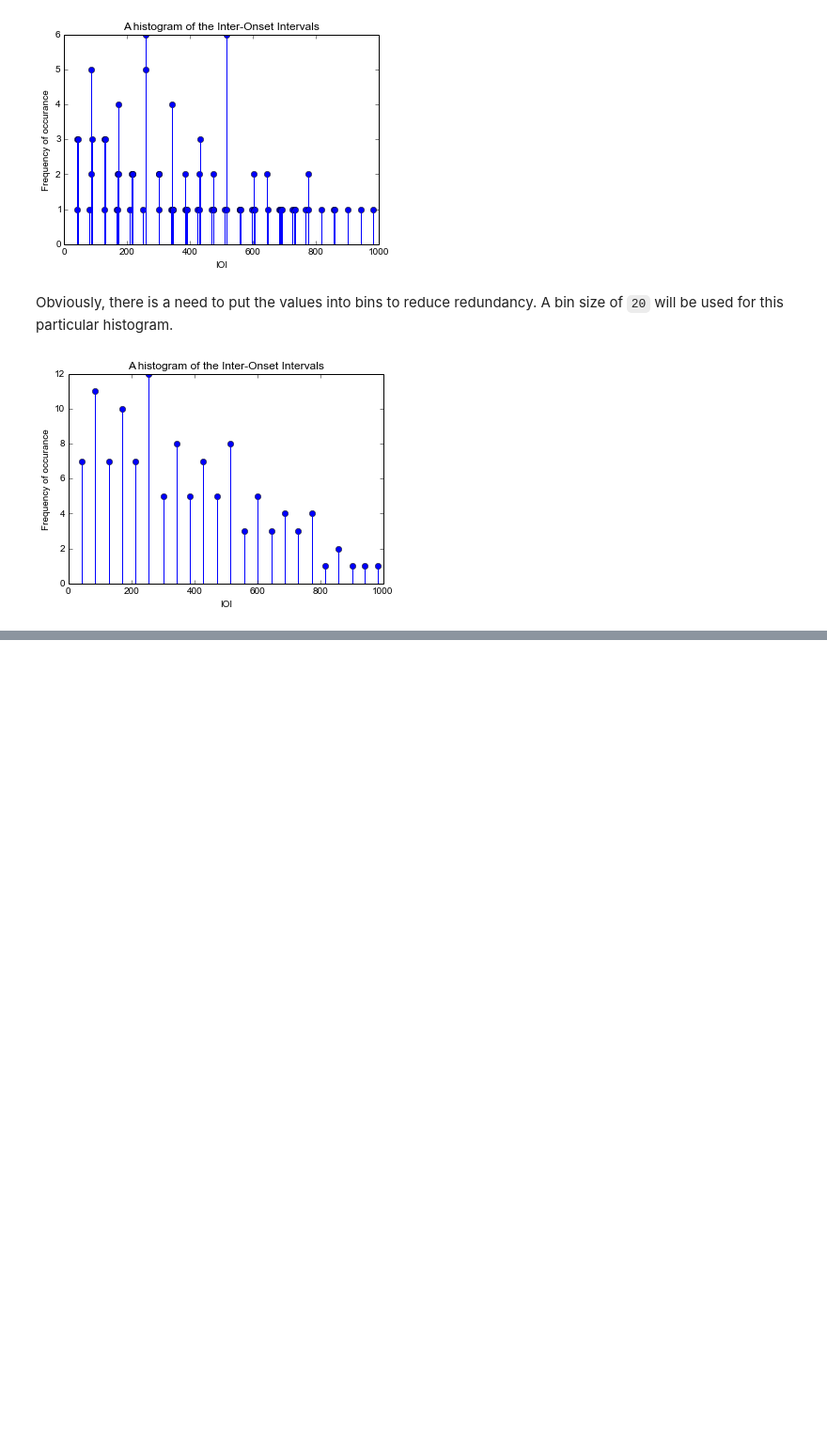
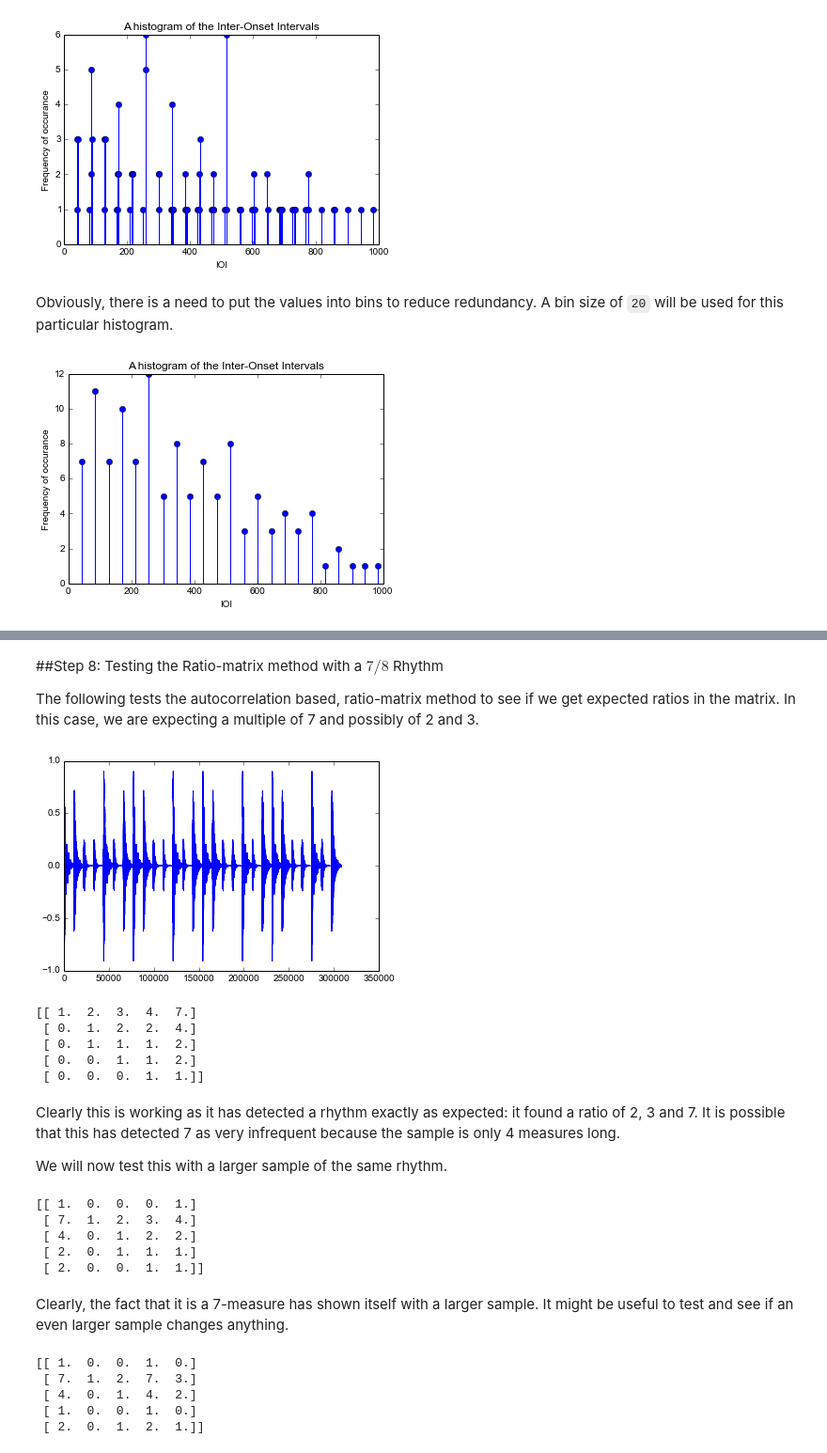
Before and after one commit to akshay1992/201A, a Jupyter notebook: 201A-Final_Project.ipynb, the cells around one changed output, grey strips where cells are left out. Shown: that part at 94% size. Drawn from its saved outputs; the diff is of its cells as text; code cells hidden in the pictures; blank space fills up the shorter version.

```diff
--- a/201A-Final_Project.ipynb
+++ b/201A-Final_Project.ipynb
@@ -298,0 +429,56 @@ Possible directions:
+# %% [markdown]
+##Step 8: Testing the Ratio-matrix method with a $7/8$ Rhythm
+
+The following tests the autocorrelation based, ratio-matrix method to see if we get expected ratios in the matrix. In this case, we are expecting a multiple of 7 and possibly of 2 and 3.
+# %%
+b = audioFile('7-8.wav')
+b.downmixL()
+plot(b.audio)
+show()
+# %% [output]
+[figure, added]
+# %%
+oss3 = detectOnsets(b)
+acor3 = autocorrelate(oss3)
+ioi3_ordered = orderedIOIs(acor3)
+ioi_ratios(ioi3_ordered[:5,0])
+# %% [output]
+[[ 1.  2.  3.  4.  7.]
+ [ 0.  1.  2.  2.  4.]
+ [ 0.  1.  1.  1.  2.]
+ [ 0.  0.  1.  1.  2.]
+ [ 0.  0.  0.  1.  1.]]
+# %% [markdown]
+Clearly this is working as it has detected a rhythm exactly as expected: it found a ratio of 2, 3 and 7. It is possible that this has detected 7 as very infrequent because the sample is only 4 measures long.
+
+We will now test this with a larger sample of the same rhythm.
+# %%
+# Testing on a 7/8 pattern 8-measures long
+b = audioFile('7-8_8measures.wav')
+b.downmixL()
+oss3 = detectOnsets(b)
+acor3 = autocorrelate(oss3)
+ioi3_ordered = orderedIOIs(acor3)
+ioi_ratios(ioi3_ordered[:5,0])
+# %% [output]
+[[ 1.  0.  0.  0.  1.]
+ [ 7.  1.  2.  3.  4.]
+ [ 4.  0.  1.  2.  2.]
+ [ 2.  0.  1.  1.  1.]
+ [ 2.  0.  0.  1.  1.]]
+# %% [markdown]
+Clearly, the fact that it is a 7-measure has shown itself with a larger sample. It might be useful to test and see if an even larger sample changes anything.
+# %%
+# Testing on a 7/8 pattern 12-measures long
+b = audioFile('7-8_12measures.wav')
+b.downmixL()
+oss3 = detectOnsets(b)
+acor3 = autocorrelate(oss3)
+ioi3_ordered = orderedIOIs(acor3)
+ioi_ratios(ioi3_ordered[:5,0])
+# %% [output]
+[[ 1.  0.  0.  1.  0.]
+ [ 7.  1.  2.  7.  3.]
+ [ 4.  0.  1.  4.  2.]
+ [ 1.  0.  0.  1.  0.]
+ [ 2.  0.  1.  2.  1.]]
```
Also changed, not shown: parts of 41 cells of this notebook, 1 other file.
